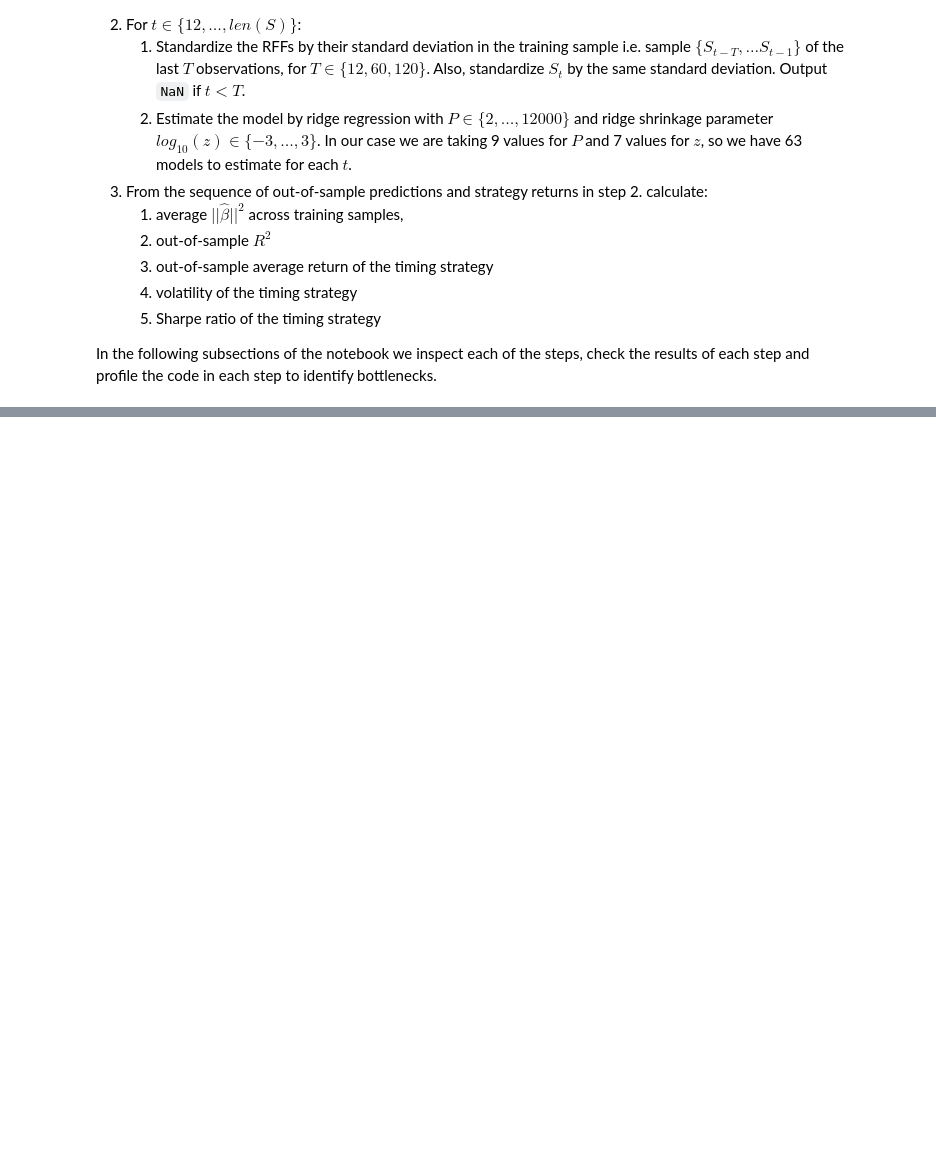
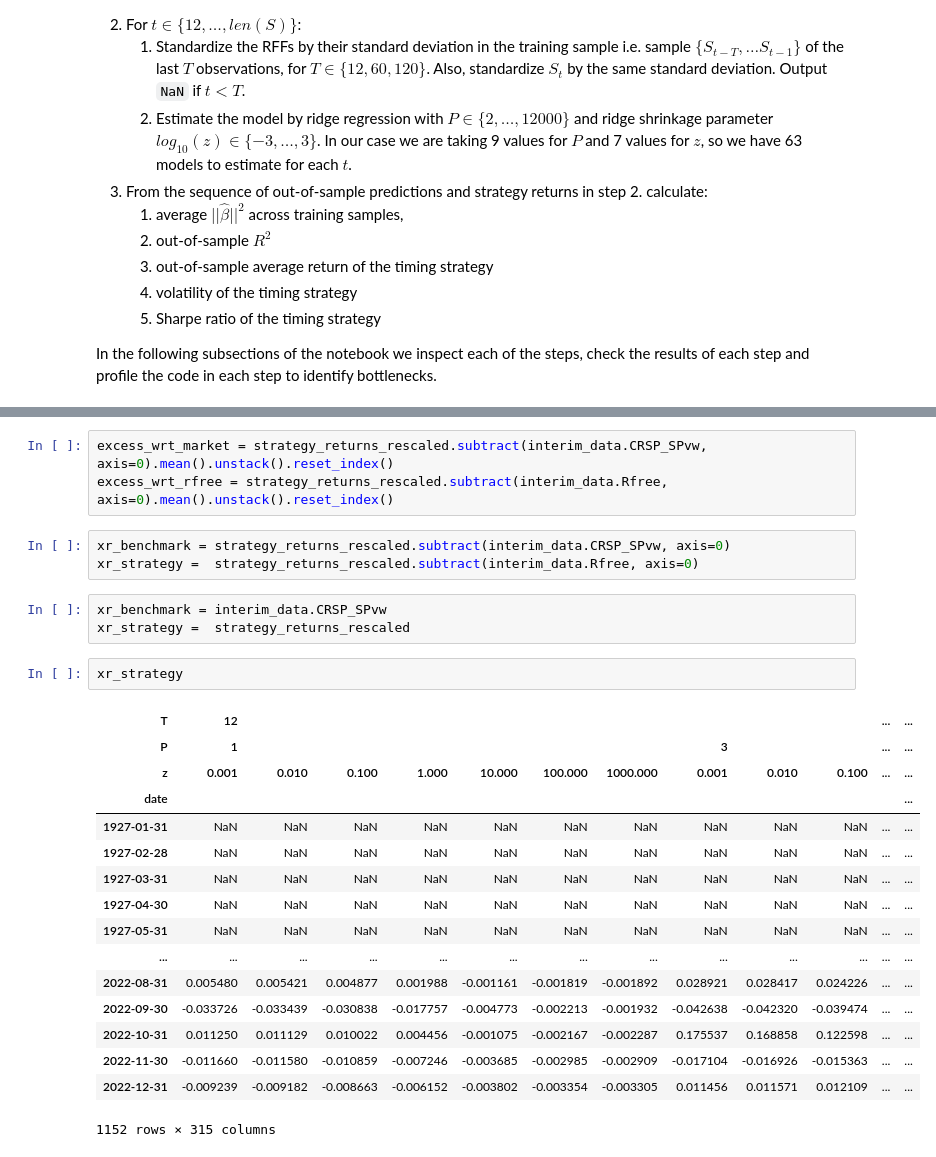
Before and after one commit to zivmi/voc_reproduction, a Jupyter notebook: notebooks/04-mz-voc-curve-adaptive-P.ipynb, the cells around one changed output, grey strips where cells are left out. Drawn from its saved outputs; the diff is of its cells as text; blank space fills up the shorter version.

```diff
--- a/notebooks/04-mz-voc-curve-adaptive-P.ipynb
+++ b/notebooks/04-mz-voc-curve-adaptive-P.ipynb
@@ -429,0 +214,28 @@ for T in T_list:
+# %%
+excess_wrt_market = strategy_returns_rescaled.subtract(interim_data.CRSP_SPvw, axis=0).mean().unstack().reset_index()
+excess_wrt_rfree = strategy_returns_rescaled.subtract(interim_data.Rfree, axis=0).mean().unstack().reset_index()
+# %%
+xr_benchmark = strategy_returns_rescaled.subtract(interim_data.CRSP_SPvw, axis=0)
+xr_strategy =  strategy_returns_rescaled.subtract(interim_data.Rfree, axis=0)
+# %%
+xr_benchmark = interim_data.CRSP_SPvw
+xr_strategy =  strategy_returns_rescaled
+# %%
+xr_strategy
+# %% [output]
+| T | 12 |  |  |  |  |  |  |  |  |  | ... | ... |
+| P | 1 |  |  |  |  |  |  | 3 |  |  | ... | ... |
+| z | 0.001 | 0.010 | 0.100 | 1.000 | 10.000 | 100.000 | 1000.000 | 0.001 | 0.010 | 0.100 | ... | ... |
+| date |  |  |  |  |  |  |  |  |  |  |  | ... |
+| 1927-01-31 | NaN | NaN | NaN | NaN | NaN | NaN | NaN | NaN | NaN | NaN | ... | ... |
+| 1927-02-28 | NaN | NaN | NaN | NaN | NaN | NaN | NaN | NaN | NaN | NaN | ... | ... |
+| 1927-03-31 | NaN | NaN | NaN | NaN | NaN | NaN | NaN | NaN | NaN | NaN | ... | ... |
+| 1927-04-30 | NaN | NaN | NaN | NaN | NaN | NaN | NaN | NaN | NaN | NaN | ... | ... |
+| 1927-05-31 | NaN | NaN | NaN | NaN | NaN | NaN | NaN | NaN | NaN | NaN | ... | ... |
+| ... | ... | ... | ... | ... | ... | ... | ... | ... | ... | ... | ... | ... |
+| 2022-08-31 | 0.005480 | 0.005421 | 0.004877 | 0.001988 | -0.001161 | -0.001819 | -0.001892 | 0.028921 | 0.028417 | 0.024226 | ... | ... |
+| 2022-09-30 | -0.033726 | -0.033439 | -0.030838 | -0.017757 | -0.004773 | -0.002213 | -0.001932 | -0.042638 | -0.042320 | -0.039474 | ... | ... |
+| 2022-10-31 | 0.011250 | 0.011129 | 0.010022 | 0.004456 | -0.001075 | -0.002167 | -0.002287 | 0.175537 | 0.168858 | 0.122598 | ... | ... |
+| 2022-11-30 | -0.011660 | -0.011580 | -0.010859 | -0.007246 | -0.003685 | -0.002985 | -0.002909 | -0.017104 | -0.016926 | -0.015363 | ... | ... |
+| 2022-12-31 | -0.009239 | -0.009182 | -0.008663 | -0.006152 | -0.003802 | -0.003354 | -0.003305 | 0.011456 | 0.011571 | 0.012109 | ... | ... |
+1152 rows × 315 columns
```
Also changed, not shown: parts of 66 cells of this notebook, 5 other files.
